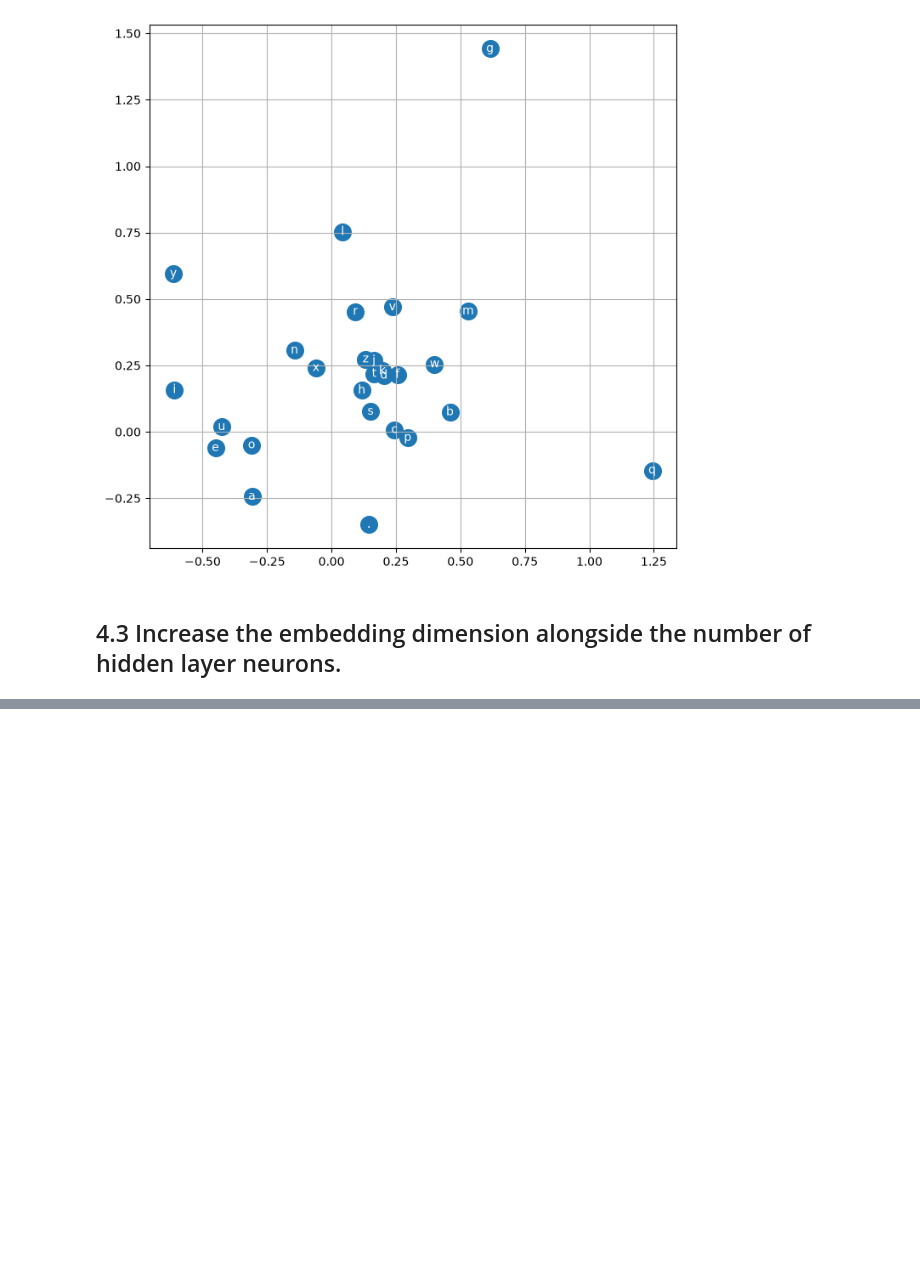
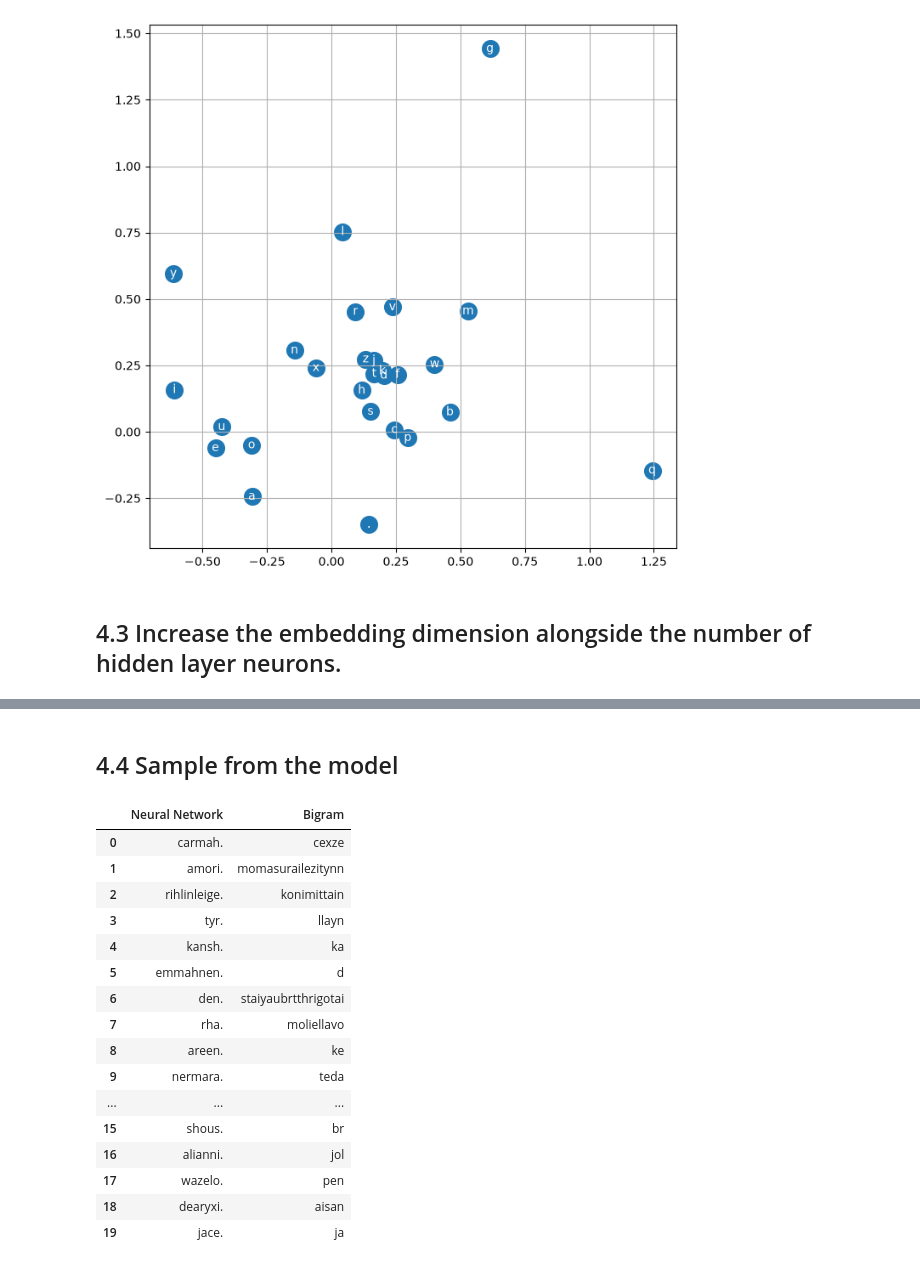
Before and after one commit to EdizArkin/yz50, a Jupyter notebook: week-4/w4_mlp_language_model.ipynb, the cells around one changed output, grey strips where cells are left out. Cells and saved outputs as stored; diff of their text form; code cells hidden in the pictures; blank space fills up the shorter version.

```diff
--- a/week-4/w4_mlp_language_model.ipynb
+++ b/week-4/w4_mlp_language_model.ipynb
@@ -832,0 +897,60 @@ parameters = [C, W1, b1, W2, b2]
+# %% [markdown]
+## 4.4 Sample from the model
+# %%
+# Sample names from the neural network model
+g = torch.Generator().manual_seed(2147483647 + 10)
+
+model_names = []
+
+for _ in range(20):
+    out = []
+    context = [0] * block_size
+
+    while True:
+        emb = C[torch.tensor([context])]
+        h = torch.tanh(emb.view(1, -1) @ W1 + b1)
+        logits = h @ W2 + b2
+        probs = F.softmax(logits, dim=1)
+        ix = torch.multinomial(probs, num_samples=1, generator=g).item()
+        context = context[1:] + [ix]
+        out.append(ix)
+        if ix == 0:
+            break
+    name = ''.join(itos[i] for i in out)
+    model_names.append(name)
+
+
+# Bigram model names
+bigram_names = [
+    "cexze", "momasurailezitynn", "konimittain", "llayn",
+    "ka", "d", "staiyaubrtthrigotai", "moliellavo",
+    "ke", "teda", "ka", "emimmsade", "enkaviyny",
+    "ftlspihinivenvorhlasu", "dsor", "br", "jol", "pen",
+    "aisan", "ja"
+]
+
+# Comparison table
+df = pd.DataFrame({
+    "Neural Network": model_names,
+    "Bigram": bigram_names
+})
+
+df
+# %% [output]
+|  | Neural Network | Bigram |
+| 0 | carmah. | cexze |
+| 1 | amori. | momasurailezitynn |
+| 2 | rihlinleige. | konimittain |
+| 3 | tyr. | llayn |
+| 4 | kansh. | ka |
+| 5 | emmahnen. | d |
+| 6 | den. | staiyaubrtthrigotai |
+| 7 | rha. | moliellavo |
+| 8 | areen. | ke |
+| 9 | nermara. | teda |
+| ... | ... | ... |
+| 15 | shous. | br |
+| 16 | alianni. | jol |
+| 17 | wazelo. | pen |
+| 18 | dearyxi. | aisan |
+| 19 | jace. | ja |
```
Also changed, not shown: parts of 12 cells of this notebook.
